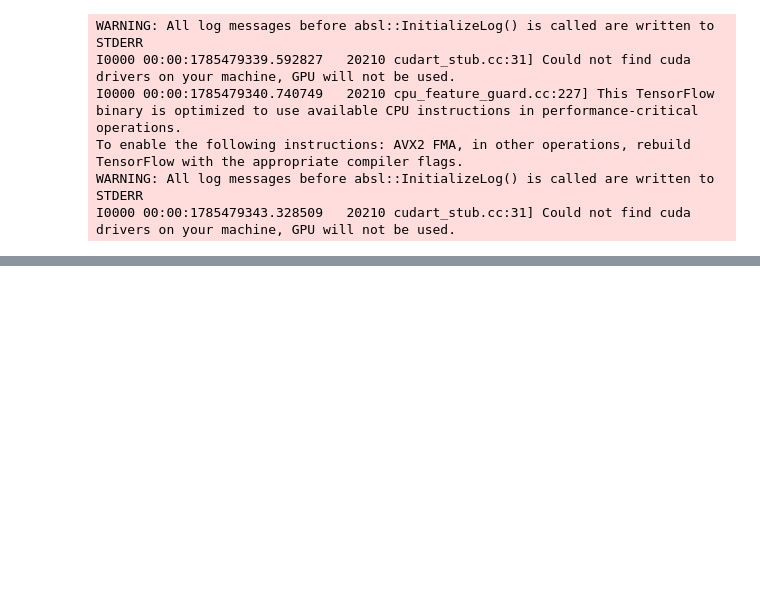
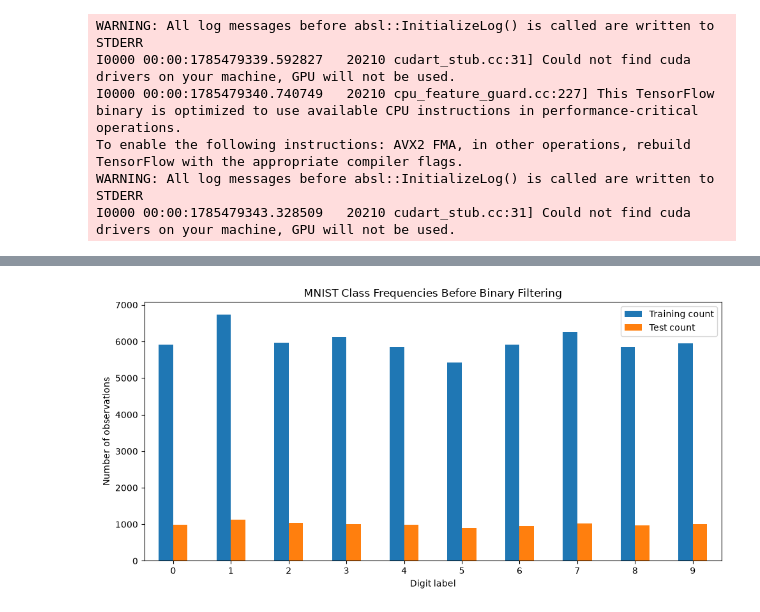
Before and after one commit to KevTJ/kj-project-portfolio, a Jupyter notebook: Research/Neural_Network_Implementation_Computational_Efficiency_Analysis/01_mnist_binary_data_preparation.ipynb, the cells around one changed output, grey strips where cells are left out. Drawn from its saved outputs; the diff is of its cells as text; code cells hidden in the pictures; blank space fills up the shorter version.

```diff
--- a/Research/Neural_Network_Implementation_Computational_Efficiency_Analysis/01_mnist_binary_data_preparation.ipynb
+++ b/Research/Neural_Network_Implementation_Computational_Efficiency_Analysis/01_mnist_binary_data_preparation.ipynb
@@ -124,0 +218,9 @@ I0000 00:00:1785479343.328509   20210 cudart_stub.cc:31] Could not find cuda dri
+# %%
+(X_train_full, y_train_full), (X_test_original, y_test_original) = (
+    tf.keras.datasets.mnist.load_data()
+)
+
+print("Original training images:", X_train_full.shape)
+print("Original training labels:", y_train_full.shape)
+print("Original test images:", X_test_original.shape)
+print("Original test labels:", y_test_original.shape)
@@ -124,0 +268,18 @@ I0000 00:00:1785479343.328509   20210 cudart_stub.cc:31] Could not find cuda dri
+# %%
+train_class_counts = pd.Series(
+    y_train_full,
+    name="label"
+).value_counts().sort_index()
+
+test_class_counts = pd.Series(
+    y_test_original,
+    name="label"
+).value_counts().sort_index()
+
+class_counts = pd.DataFrame({
+    "Training count": train_class_counts,
+    "Test count": test_class_counts,
+})
+
+class_counts.index.name = "Digit"
+class_counts
@@ -124,0 +299,14 @@ I0000 00:00:1785479343.328509   20210 cudart_stub.cc:31] Could not find cuda dri
+# %%
+class_counts.plot(
+    kind="bar",
+    figsize=(10, 5)
+)
+
+plt.title("MNIST Class Frequencies Before Binary Filtering")
+plt.xlabel("Digit label")
+plt.ylabel("Number of observations")
+plt.xticks(rotation=0)
+plt.tight_layout()
+plt.show()
+# %% [output]
+[figure, added]
```
Also changed, not shown: parts of 31 cells of this notebook.
